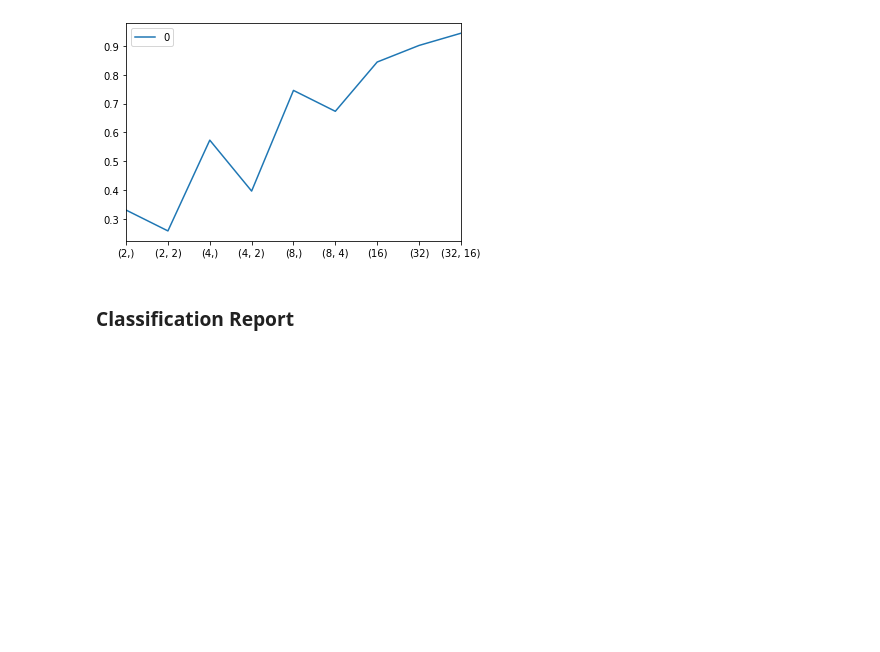
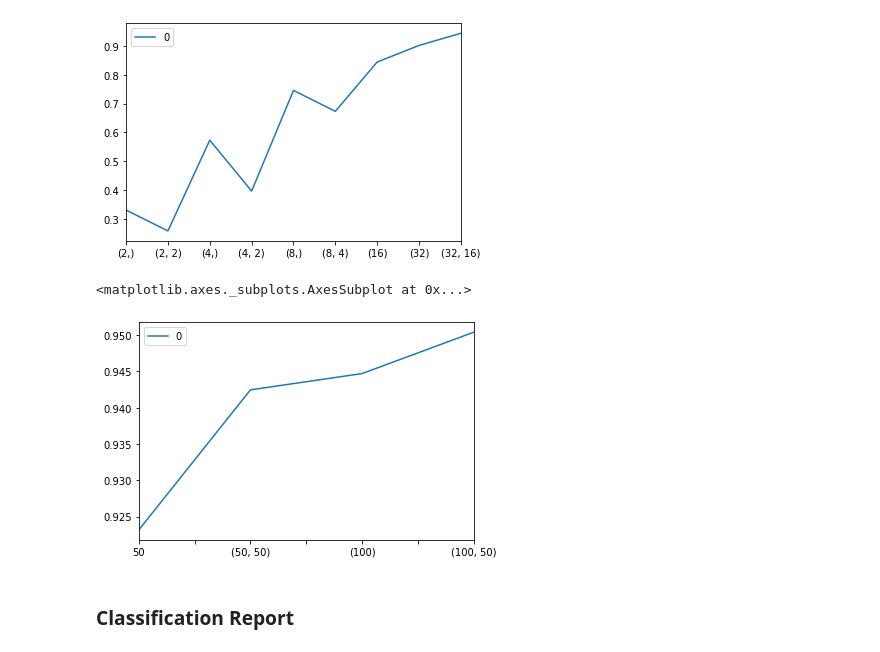
Before and after one commit to vktorbr/Letter-Recognition, a Jupyter notebook: Neural Networks.ipynb, the cells around one changed output. Drawn from its saved outputs; the diff is of its cells as text; code cells hidden in the pictures; blank space fills up the shorter version.

```diff
--- a/Neural Networks.ipynb
+++ b/Neural Networks.ipynb
@@ -142,10 +142,14 @@ df.plot()
 <matplotlib.axes._subplots.AxesSubplot at 0x...>
 [figure]
 # %%
-{'50': 0.923151345144238,
- '(50, 50)': 0.9424550103151521,
- '100': 0.9446994877251607,
- '(100, 50)': 0.9503979663780621}
+labels = [('50'), '(50, 50)', '(100)', '(100, 50)']
+results = [0.923151345144238, 0.9424550103151521, 0.9446994877251607, 0.9503979663780621]
+
+df = pd.DataFrame(results, index=labels)
+df.plot()
+# %% [output]
+<matplotlib.axes._subplots.AxesSubplot at 0x...>
+[figure, added]
 # %% [markdown]
 ### Classification Report
 # %%
```
